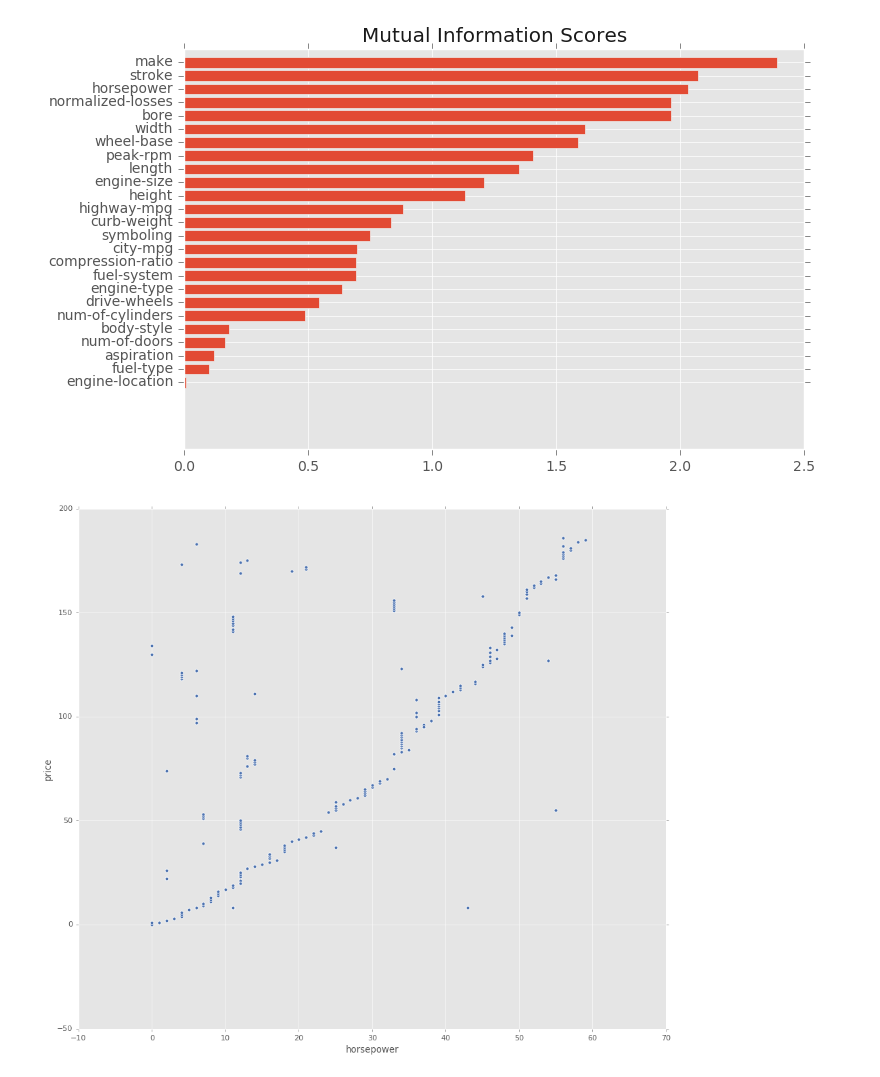
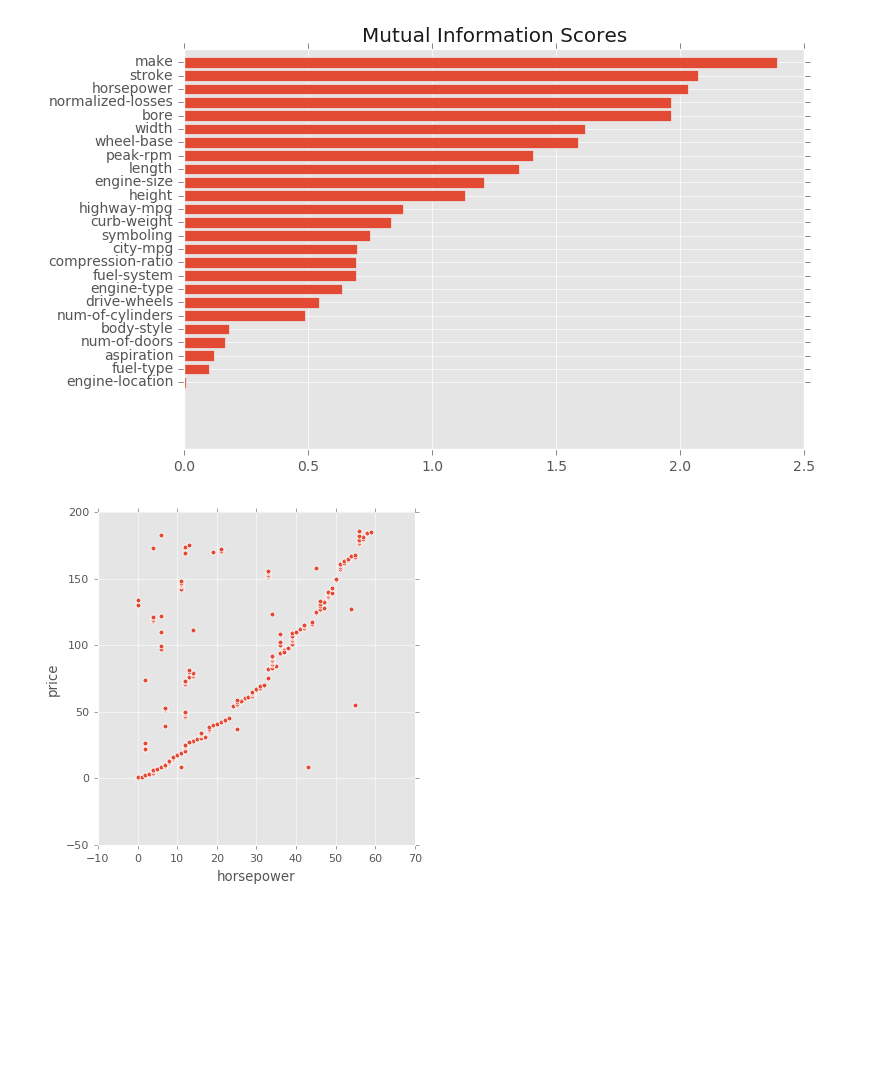
Before and after one commit to PMetcalf/scratch-pad, a Jupyter notebook: Data Science/Feature Engineering/mutual_info_auto.ipynb, the cells around one changed output. Saved outputs shown, nothing was run; the diff lists cells and outputs as text; code cells hidden in the pictures; blank space fills up the shorter version.

```diff
--- a/Data Science/Feature Engineering/mutual_info_auto.ipynb
+++ b/Data Science/Feature Engineering/mutual_info_auto.ipynb
@@ -135,7 +135,6 @@ plot_mi_scores(mi_scores)
 [figure]
 # %%
 # Visualise relationship distributions
-fig, ax = plt.subplots(figsize=(14, 12))
-sns.scatterplot(x = "horsepower", y = "price", data = Z, ax = ax);
+sns.relplot(x="horsepower", y="price", data=Z);
 # %% [output]
-[figure, old version]
+[figure, new version]
```
Also changed, not shown: parts of 1 cell of this notebook.
